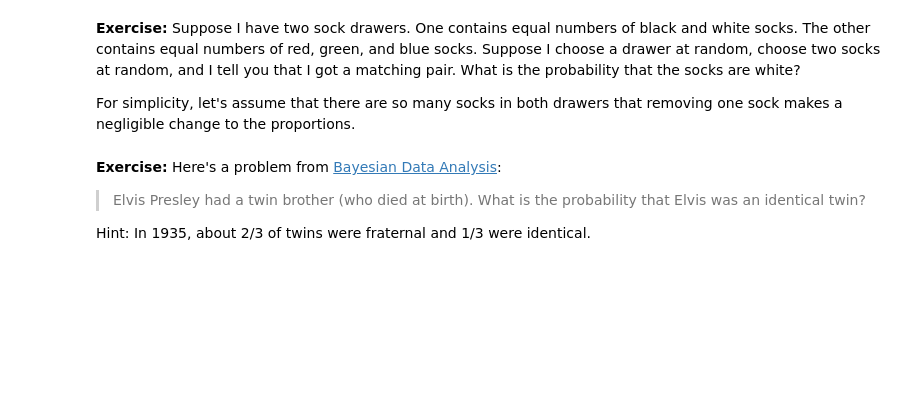
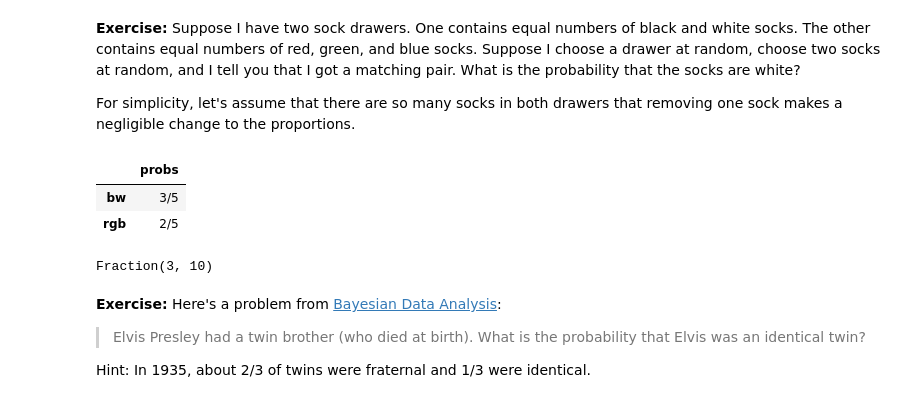
Before and after one commit to mrwizard82d1/think_bayes_2e, a Jupyter notebook: chap03.ipynb, the cells around one changed output. Saved outputs shown, nothing was run; the diff lists cells and outputs as text; code cells hidden in the pictures; blank space fills up the shorter version.

```diff
--- a/chap03.ipynb
+++ b/chap03.ipynb
@@ -609,3 +605,28 @@ For simplicity, let's assume that there are so many socks in both drawers that r
+# %%
+from fractions import Fraction
+
+# The probability of picking either drawer is 1/2 because I pick a drawer at random
+hypos = ['bw', 'rgb']
+prior = Pmf([Fraction(1, 2), Fraction(1, 2)], hypos)
+
+# The likelihood of a pair in the black-white drawer is 1/2 - independent of color.
+# Similarly, the likelihood of a pair in the red-green-blue drawer is 1/3.
+likelihood_pair = [Fraction(1, 2), Fraction(1, 3)]
+posterior_pair = prior * likelihood_pair
+posterior_pair.normalize()
+
+posterior_pair
+# %% [output]
+|  | probs |
+| bw | 3/5 |
+| rgb | 2/5 |
+# %%
+# The probability of the black pair or the white pair is 3/5; however,
+# the probability of the white pair in the black-white drawer is 1/2.
+# Therefore, the probability of the white pair is
+posterior_pair['bw'] / 2
+# %% [output]
+Fraction(3, 10)
 # %% [markdown]
 **Exercise:** Here's a problem from [Bayesian Data Analysis](http://www.stat.columbia.edu/~gelman/book/):
 
```
Also changed, not shown: parts of 2 cells of this notebook.
